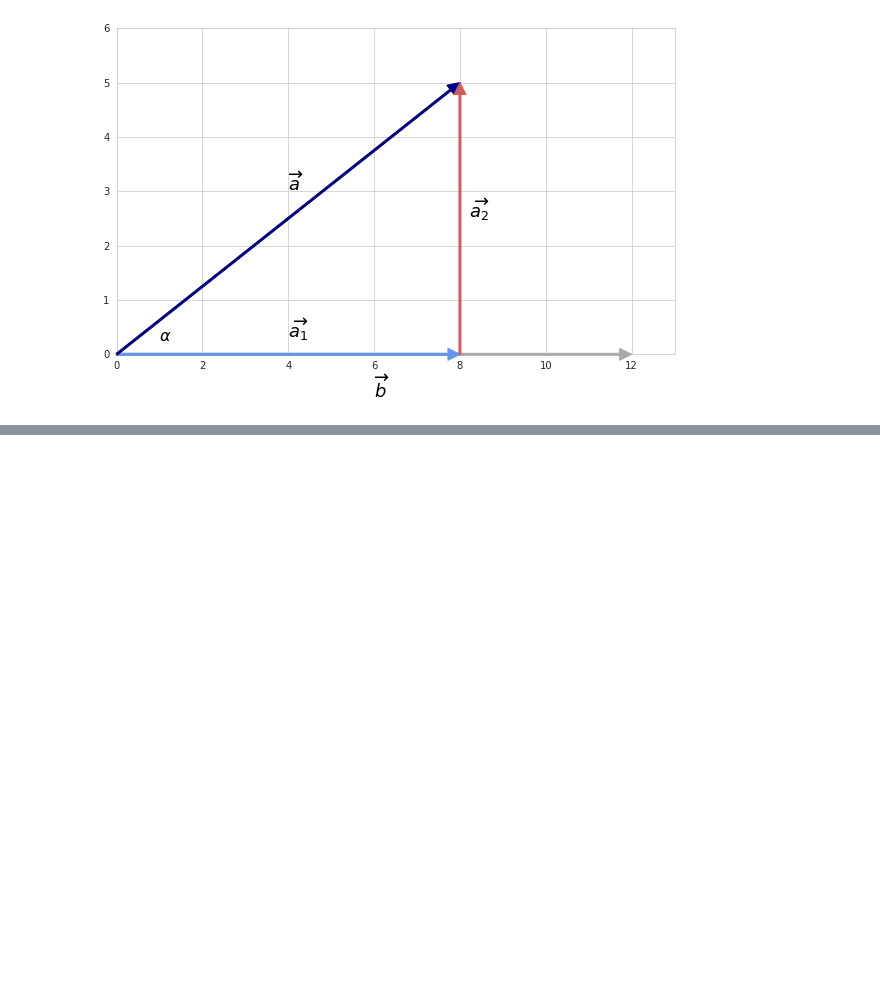
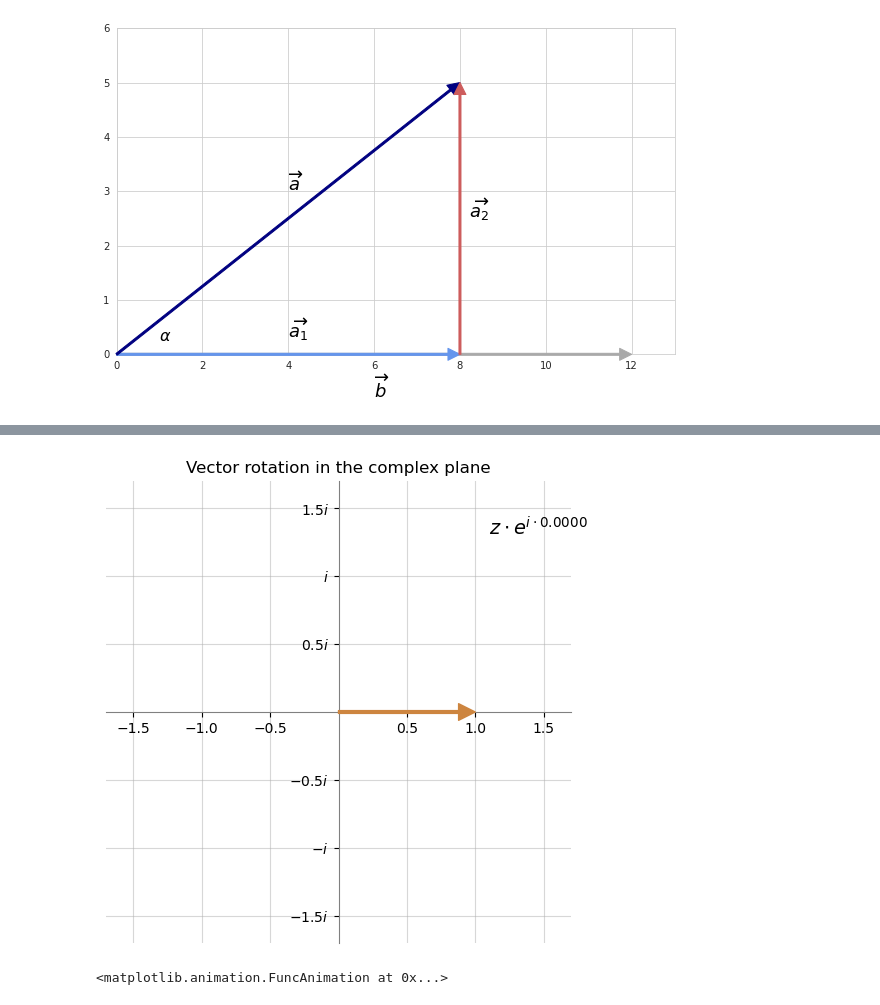
Before and after one commit to vzahorui/vzahorui.github.io, a Jupyter notebook: jupyter_notebooks/linear_algebra/Vectors.ipynb, the cells around one changed output, grey strips where cells are left out. Cells and saved outputs as stored; diff of their text form; code cells hidden in the pictures; blank space fills up the shorter version.

```diff
--- a/jupyter_notebooks/linear_algebra/Vectors.ipynb
+++ b/jupyter_notebooks/linear_algebra/Vectors.ipynb
@@ -170,0 +235,53 @@ plt.savefig('../../assets/images/linear_algebra/vectors_and_cosine.png', bbox_in
+# %%
+fig, ax = plt.subplots(figsize=(6, 6))
+
+# Set the limits of the plot
+ax.set_xlim(-1.7, 1.7)
+ax.set_ylim(-1.7, 1.7)
+
+# Move x-axis and y-axis to the center
+ax.spines['left'].set_position('center')
+ax.spines['bottom'].set_position('center')
+
+# Eliminate upper and right axes
+ax.spines['right'].set_color('none')
+ax.spines['top'].set_color('none')
+
+ax.spines['left'].set_edgecolor('grey')
+ax.spines['bottom'].set_edgecolor('grey')
+
+# Set grid
+ax.grid(True, alpha=0.5)
+
+axes_tick_positions = [-1.5, -1, -0.5, 0.5, 1, 1.5]
+ax.set_xticks(axes_tick_positions)
+ax.set_yticks(axes_tick_positions)
+
+y_tick_labels = ['$-1.5i$', '$-i$', '$-0.5i$', '$0.5i$', '$i$', '$1.5i$']
+ax.set_yticklabels(y_tick_labels)
+
+ax.set_title('Vector rotation in the complex plane')
+
+angle = 0
+origin = (0, 0)
+vector_a = (np.cos(angle), np.sin(angle))
+
+annotation = ax.annotate(text='', xy=vector_a, xytext=origin, arrowprops=dict(width=2, color='peru'))
+
+text_element = ax.text(s=f'$z \cdot e^{{i\cdot{angle}}}$', x=1.1, y=1.3, size=14)
+
+def update(frame):
+    angle = np.radians(frame)  # converts degree to a radian
+    new_x, new_y = np.cos(angle), np.sin(angle)
+    annotation.xy = (new_x, new_y)
+    text_element.set_text(f'$z \cdot e^{{i\cdot{angle:.4f}}}$')
+    return annotation, text_element
+
+frames = [i for i in range(360) if i%4==0]
+animation = FuncAnimation(fig, update, frames=frames, interval=100, blit=True)
+# %% [output]
+[figure, added]
+# %%
+animation
+# %% [output]
+<matplotlib.animation.FuncAnimation at 0x...>
```
Also changed, not shown: parts of 7 cells of this notebook, 8 other files.
